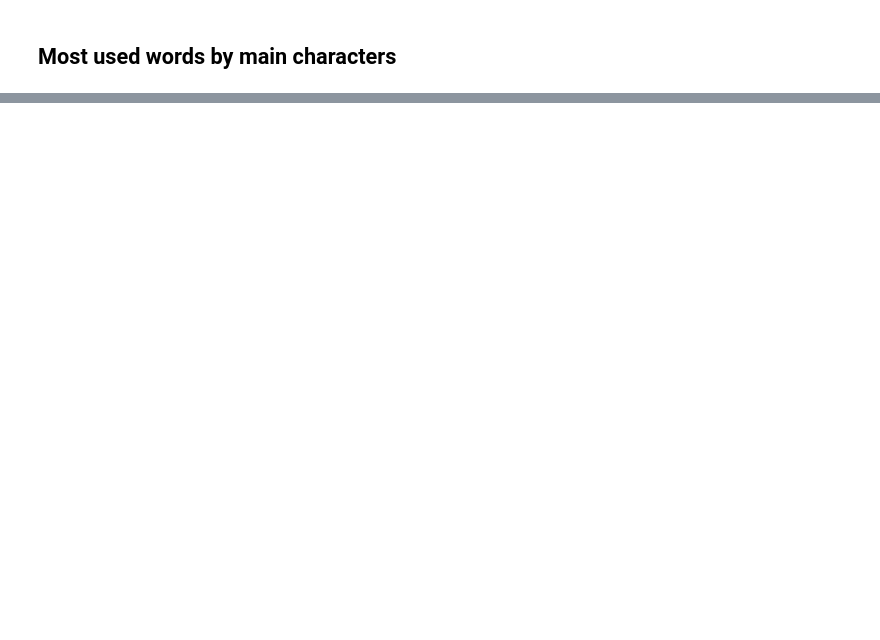
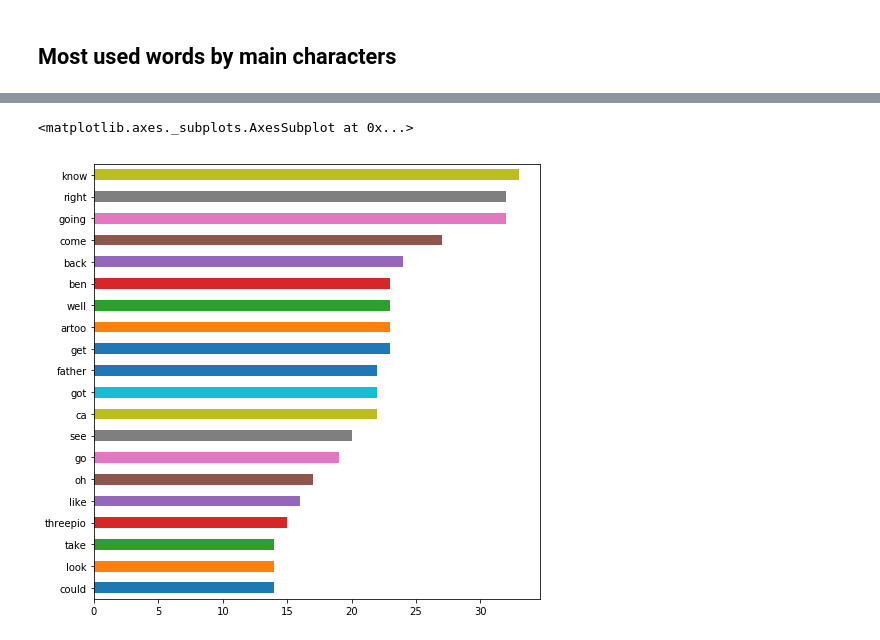
Before and after one commit to leotok/starwars-text-mining, a Jupyter notebook: script-analysis.ipynb, the cells around one changed output, grey strips where cells are left out. Saved outputs shown, nothing was run; the diff lists cells and outputs as text; code cells hidden in the pictures; blank space fills up the shorter version.

```diff
--- a/script-analysis.ipynb
+++ b/script-analysis.ipynb
@@ -188,0 +184,5 @@ for vv in most_talkative:
+# %%
+character_most_used_words.get('LUKE').sort_values()[-20:].plot.barh(figsize=(8,8))
+# %% [output]
+<matplotlib.axes._subplots.AxesSubplot at 0x...>
+[figure, added]
```
Also changed, not shown: parts of 6 cells of this notebook.
